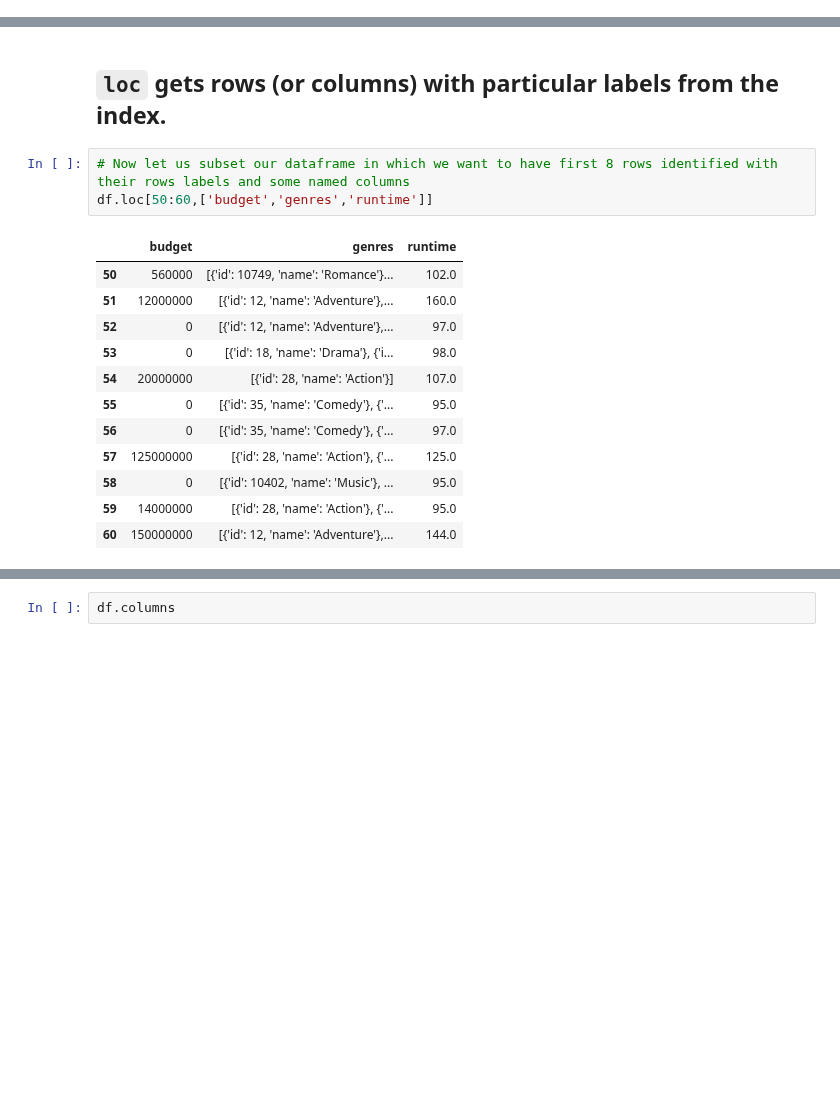
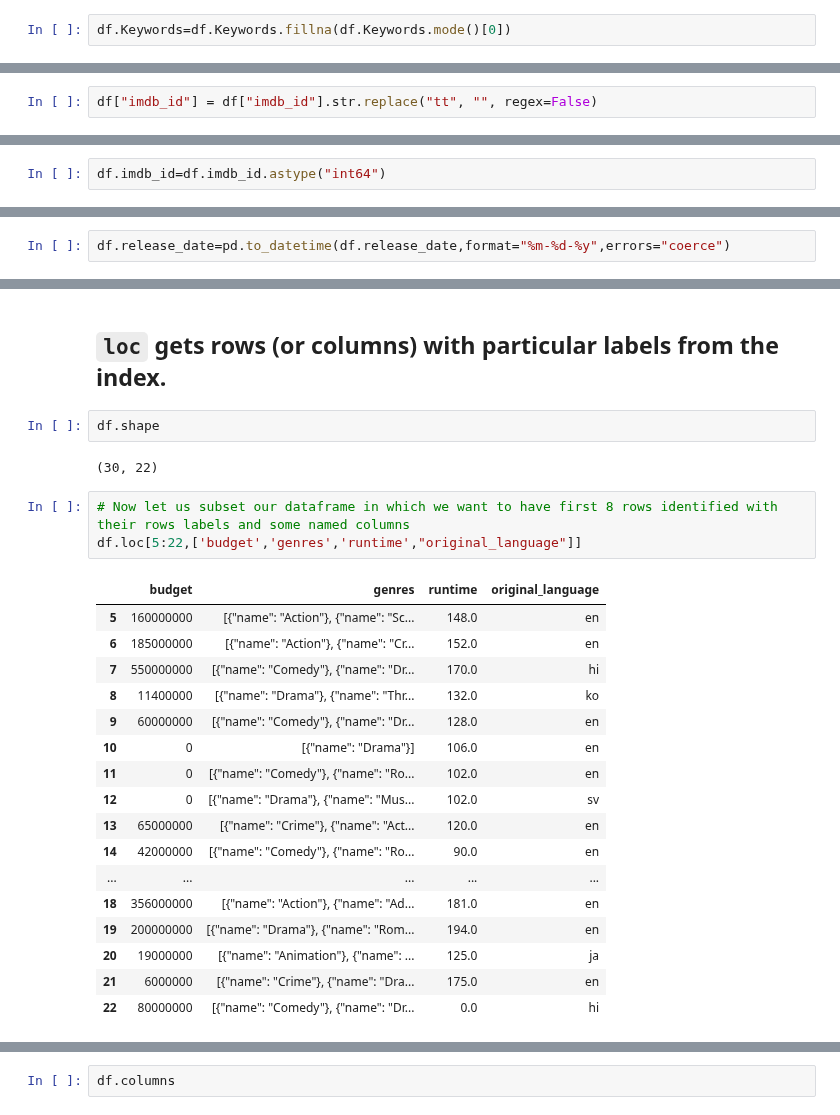
Before and after one commit to laxmanclinilaunch-hub/AI-ML-8-9-, a Jupyter notebook: 2.EDA/Pandas_Operations.ipynb, the cells around one changed output, grey strips where cells are left out. Cells and saved outputs as stored; diff of their text form; blank space fills up the shorter version.

```diff
--- a/2.EDA/Pandas_Operations.ipynb
+++ b/2.EDA/Pandas_Operations.ipynb
@@ -270,0 +283,2 @@ df.head(1)
+# %%
+df.Keywords=df.Keywords.fillna(df.Keywords.mode()[0])
@@ -270,0 +347,2 @@ df.head(1)
+# %%
+df["imdb_id"] = df["imdb_id"].str.replace("tt", "", regex=False)
@@ -270,0 +369,2 @@ df.head(1)
+# %%
+df.imdb_id=df.imdb_id.astype("int64")
@@ -270,0 +395,2 @@ df.head(1)
+# %%
+df.release_date=pd.to_datetime(df.release_date,format="%m-%d-%y",errors="coerce")
@@ -301,19 +472,28 @@ df.iloc[:,-3:]
 # %% [markdown]
 ## **<code>loc</code>** gets rows (or columns) with particular labels from the index.
+# %%
+df.shape
+# %% [output]
+(30, 22)
 # %%
 # Now let us subset our dataframe in which we want to have first 8 rows identified with their rows labels and some named columns
-df.loc[50:60,['budget','genres','runtime']]
+df.loc[5:22,['budget','genres','runtime',"original_language"]]
 # %% [output]
-|  | budget | genres | runtime |
-| 50 | 560000 | [{'id': 10749, 'name': 'Romance'}... | 102.0 |
-| 51 | 12000000 | [{'id': 12, 'name': 'Adventure'},... | 160.0 |
-| 52 | 0 | [{'id': 12, 'name': 'Adventure'},... | 97.0 |
-| 53 | 0 | [{'id': 18, 'name': 'Drama'}, {'i... | 98.0 |
-| 54 | 20000000 | [{'id': 28, 'name': 'Action'}] | 107.0 |
-| 55 | 0 | [{'id': 35, 'name': 'Comedy'}, {'... | 95.0 |
-| 56 | 0 | [{'id': 35, 'name': 'Comedy'}, {'... | 97.0 |
-| 57 | 125000000 | [{'id': 28, 'name': 'Action'}, {'... | 125.0 |
-| 58 | 0 | [{'id': 10402, 'name': 'Music'}, ... | 95.0 |
-| 59 | 14000000 | [{'id': 28, 'name': 'Action'}, {'... | 95.0 |
-| 60 | 150000000 | [{'id': 12, 'name': 'Adventure'},... | 144.0 |
+|  | budget | genres | runtime | original_language |
+| 5 | 160000000 | [{"name": "Action"}, {"name": "Sc... | 148.0 | en |
+| 6 | 185000000 | [{"name": "Action"}, {"name": "Cr... | 152.0 | en |
+| 7 | 550000000 | [{"name": "Comedy"}, {"name": "Dr... | 170.0 | hi |
+| 8 | 11400000 | [{"name": "Drama"}, {"name": "Thr... | 132.0 | ko |
+| 9 | 60000000 | [{"name": "Comedy"}, {"name": "Dr... | 128.0 | en |
+| 10 | 0 | [{"name": "Drama"}] | 106.0 | en |
+| 11 | 0 | [{"name": "Comedy"}, {"name": "Ro... | 102.0 | en |
+| 12 | 0 | [{"name": "Drama"}, {"name": "Mus... | 102.0 | sv |
+| 13 | 65000000 | [{"name": "Crime"}, {"name": "Act... | 120.0 | en |
+| 14 | 42000000 | [{"name": "Comedy"}, {"name": "Ro... | 90.0 | en |
+| ... | ... | ... | ... | ... |
+| 18 | 356000000 | [{"name": "Action"}, {"name": "Ad... | 181.0 | en |
+| 19 | 200000000 | [{"name": "Drama"}, {"name": "Rom... | 194.0 | en |
+| 20 | 19000000 | [{"name": "Animation"}, {"name": ... | 125.0 | ja |
+| 21 | 6000000 | [{"name": "Crime"}, {"name": "Dra... | 175.0 | en |
+| 22 | 80000000 | [{"name": "Comedy"}, {"name": "Dr... | 0.0 | hi |
 # %%
```
Also changed, not shown: parts of 84 cells of this notebook.
